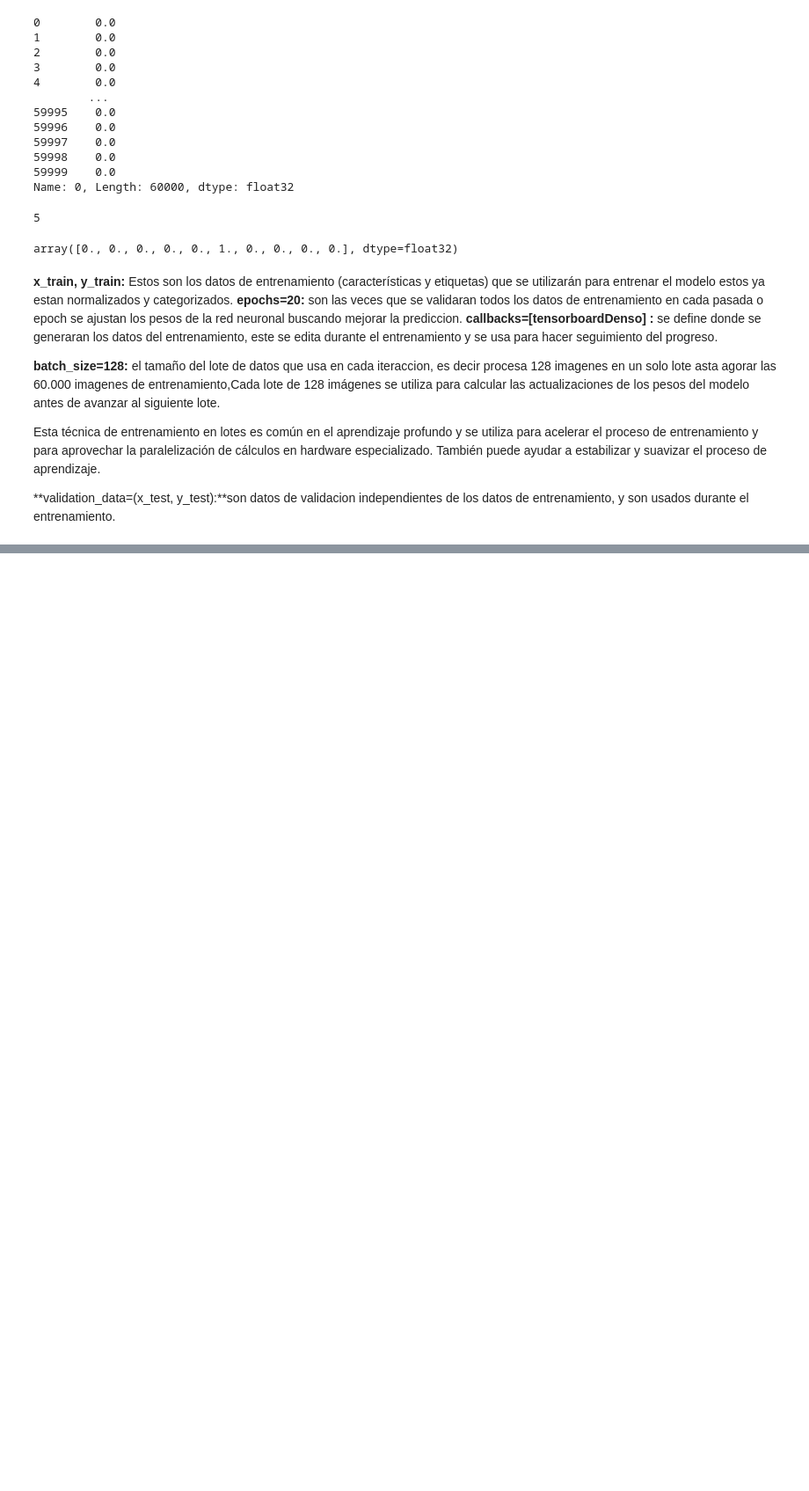
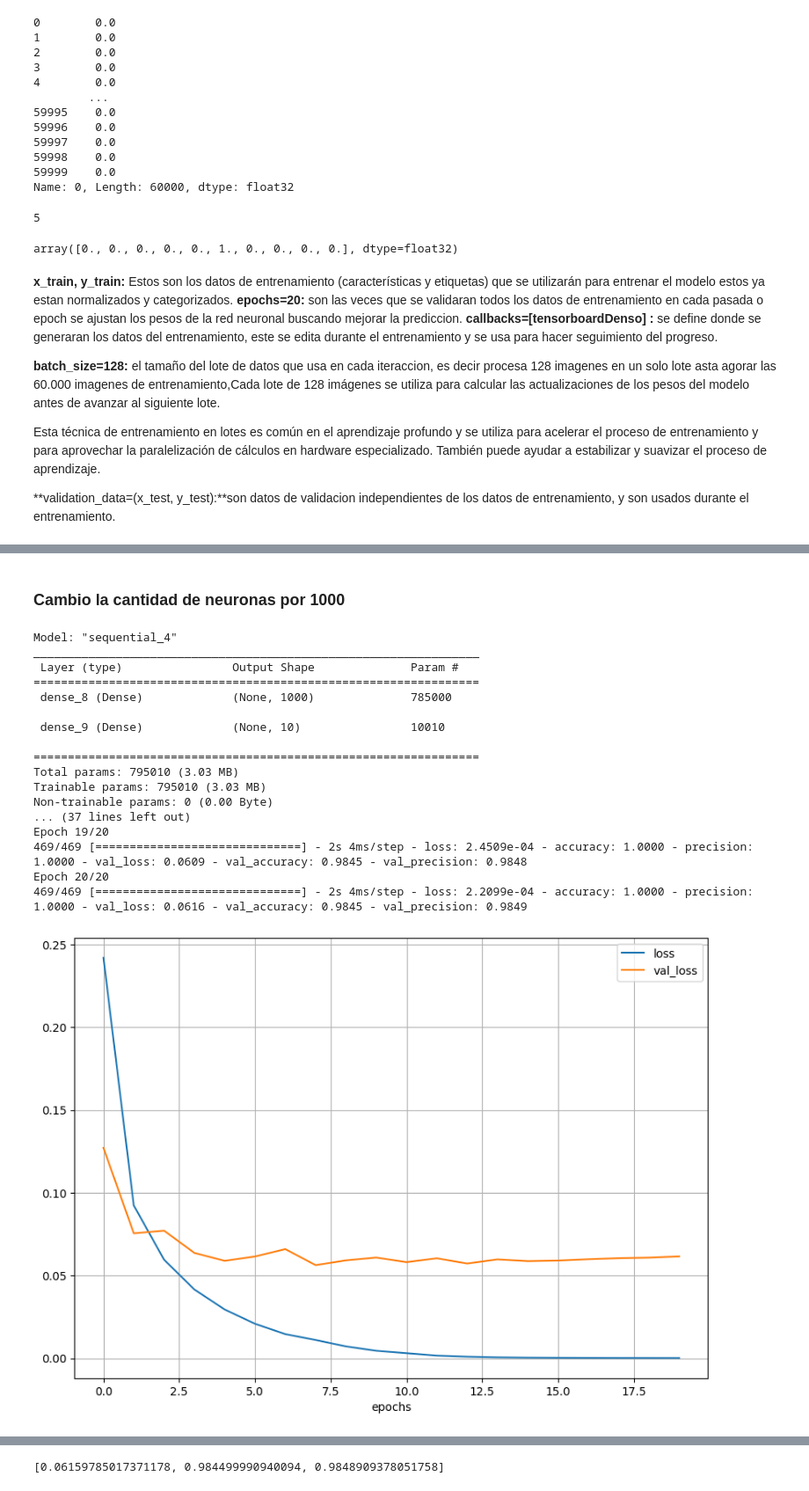
Before and after one commit to junk151516/RedesNeuronales, a Jupyter notebook: Trabajo_final_redes_neuronales.ipynb, the cells around one changed output, grey strips where cells are left out. Shown: that part at 88% size. Cells and saved outputs as stored; diff of their text form; code cells hidden in the pictures; blank space fills up the shorter version.

```diff
--- a/Trabajo_final_redes_neuronales.ipynb
+++ b/Trabajo_final_redes_neuronales.ipynb
@@ -365,0 +411,37 @@ modelo.model.evaluate(x_test, y_test)
+# %% [markdown]
+### Cambio la cantidad de neuronas por 1000
+# %%
+model = models.Sequential()
+model.add(layers.Dense(2000,activation='relu', input_shape=(28*28,)))
+model.add(layers.Dense(10,activation='softmax'))
+model.compile(optimizer='rmsprop',
+              loss='categorical_crossentropy',
+              metrics=['accuracy', 'Precision'])
+model.summary()
+history = model.fit(x_train, y_train, epochs=20,callbacks=[tensorboardDenso], batch_size=128, validation_data=(x_test, y_test))
+
+pd.DataFrame({'loss': history.history['loss'],
+              'val_loss': history.history['val_loss']}).plot(figsize=(10, 7))
+plt.grid(True)
+plt.xlabel("epochs")
+plt.show()
+model.evaluate(x_test, y_test)
+# %% [output]
+Model: "sequential_4"
+_________________________________________________________________
+ Layer (type)                Output Shape              Param #
+=================================================================
+ dense_8 (Dense)             (None, 1000)              785000
+
+ dense_9 (Dense)             (None, 10)                10010
+
+=================================================================
+Total params: 795010 (3.03 MB)
+Trainable params: 795010 (3.03 MB)
+Non-trainable params: 0 (0.00 Byte)
+... (37 lines left out)
+Epoch 19/20
+469/469 [==============================] - 2s 4ms/step - loss: 2.4509e-04 - accuracy: 1.0000 - precision: 1.0000 - val_loss: 0.0609 - val_accuracy: 0.9845 - val_precision: 0.9848
+Epoch 20/20
+469/469 [==============================] - 2s 4ms/step - loss: 2.2099e-04 - accuracy: 1.0000 - precision: 1.0000 - val_loss: 0.0616 - val_accuracy: 0.9845 - val_precision: 0.9849
+[figure, added]
@@ -365,0 +449 @@ modelo.model.evaluate(x_test, y_test)
+[0.06159785017371178, 0.984499990940094, 0.9848909378051758]
```
Also changed, not shown: parts of 21 cells of this notebook.
